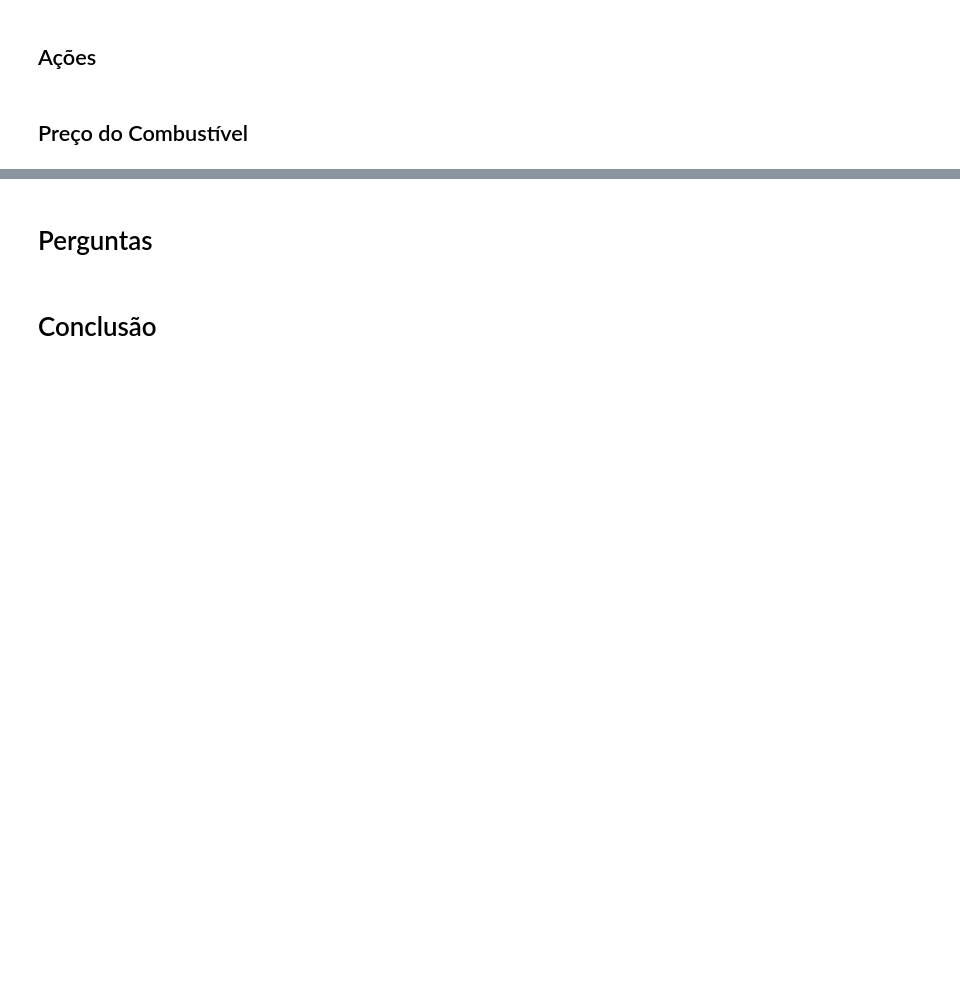
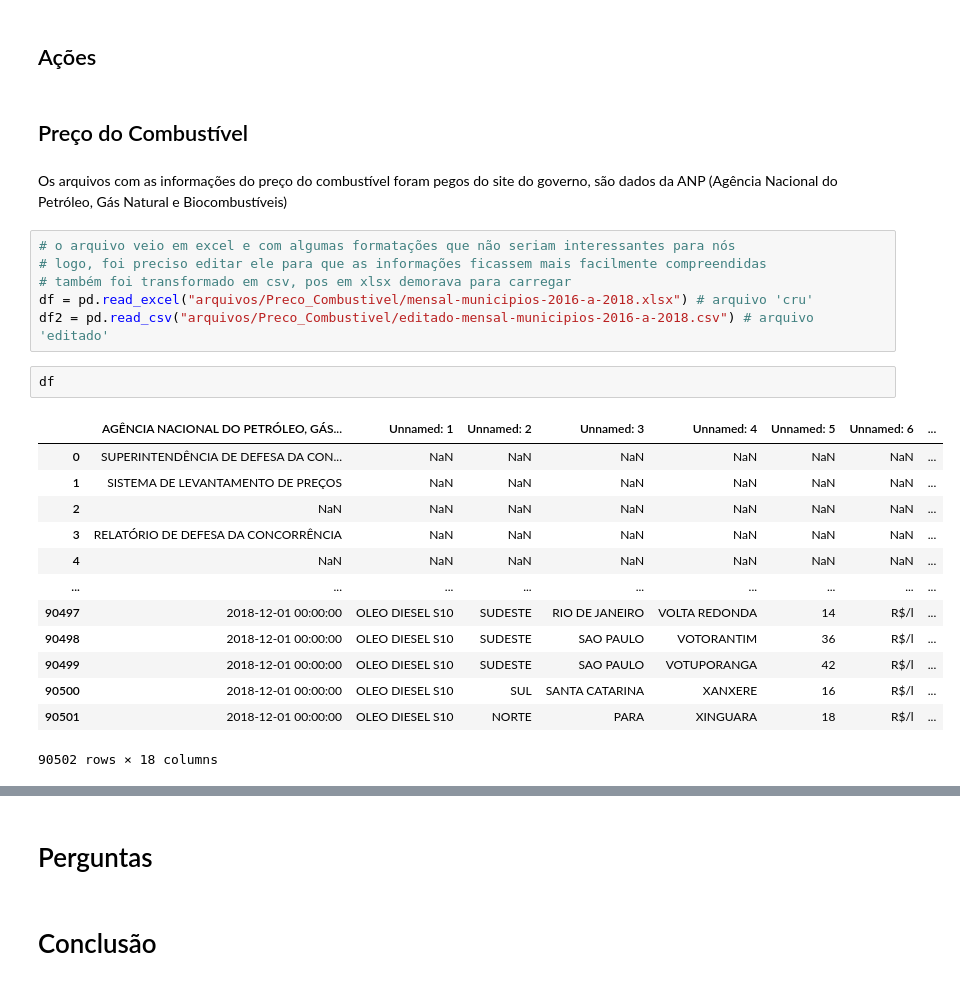
Before and after one commit to DjallenDias/IDSProject, a Jupyter notebook: relatorio.ipynb, the cells around one changed output, grey strips where cells are left out. Drawn from its saved outputs; the diff is of its cells as text; blank space fills up the shorter version.

Commit message:
adicionado preco combustivel no relatorio

```diff
--- a/relatorio.ipynb
+++ b/relatorio.ipynb
@@ -152,3 +152,27 @@ trat_dadosIpca.head(20)
 ## Ações
 # %% [markdown]
 ## Preço do Combustível
+# %% [markdown]
+Os arquivos com as informações do preço do combustível foram pegos do site do governo, são dados da ANP (Agência Nacional do Petróleo, Gás Natural e Biocombustíveis)
+# %%
+# o arquivo veio em excel e com algumas formatações que não seriam interessantes para nós
+# logo, foi preciso editar ele para que as informações ficassem mais facilmente compreendidas
+# também foi transformado em csv, pos em xlsx demorava para carregar
+df = pd.read_excel("arquivos/Preco_Combustivel/mensal-municipios-2016-a-2018.xlsx") # arquivo 'cru'
+df2 = pd.read_csv("arquivos/Preco_Combustivel/editado-mensal-municipios-2016-a-2018.csv") # arquivo 'editado'
+# %%
+df
+# %% [output]
+|  | AGÊNCIA NACIONAL DO PETRÓLEO, GÁS... | Unnamed: 1 | Unnamed: 2 | Unnamed: 3 | Unnamed: 4 | Unnamed: 5 | Unnamed: 6 | ... |
+| 0 | SUPERINTENDÊNCIA DE DEFESA DA CON... | NaN | NaN | NaN | NaN | NaN | NaN | ... |
+| 1 | SISTEMA DE LEVANTAMENTO DE PREÇOS | NaN | NaN | NaN | NaN | NaN | NaN | ... |
+| 2 | NaN | NaN | NaN | NaN | NaN | NaN | NaN | ... |
+| 3 | RELATÓRIO DE DEFESA DA CONCORRÊNCIA | NaN | NaN | NaN | NaN | NaN | NaN | ... |
+| 4 | NaN | NaN | NaN | NaN | NaN | NaN | NaN | ... |
+| ... | ... | ... | ... | ... | ... | ... | ... | ... |
+| 90497 | 2018-12-01 00:00:00 | OLEO DIESEL S10 | SUDESTE | RIO DE JANEIRO | VOLTA REDONDA | 14 | R$/l | ... |
+| 90498 | 2018-12-01 00:00:00 | OLEO DIESEL S10 | SUDESTE | SAO PAULO | VOTORANTIM | 36 | R$/l | ... |
+| 90499 | 2018-12-01 00:00:00 | OLEO DIESEL S10 | SUDESTE | SAO PAULO | VOTUPORANGA | 42 | R$/l | ... |
+| 90500 | 2018-12-01 00:00:00 | OLEO DIESEL S10 | SUL | SANTA CATARINA | XANXERE | 16 | R$/l | ... |
+| 90501 | 2018-12-01 00:00:00 | OLEO DIESEL S10 | NORTE | PARA | XINGUARA | 18 | R$/l | ... |
+90502 rows × 18 columns
```
Also changed, not shown: parts of 2 cells of this notebook.
